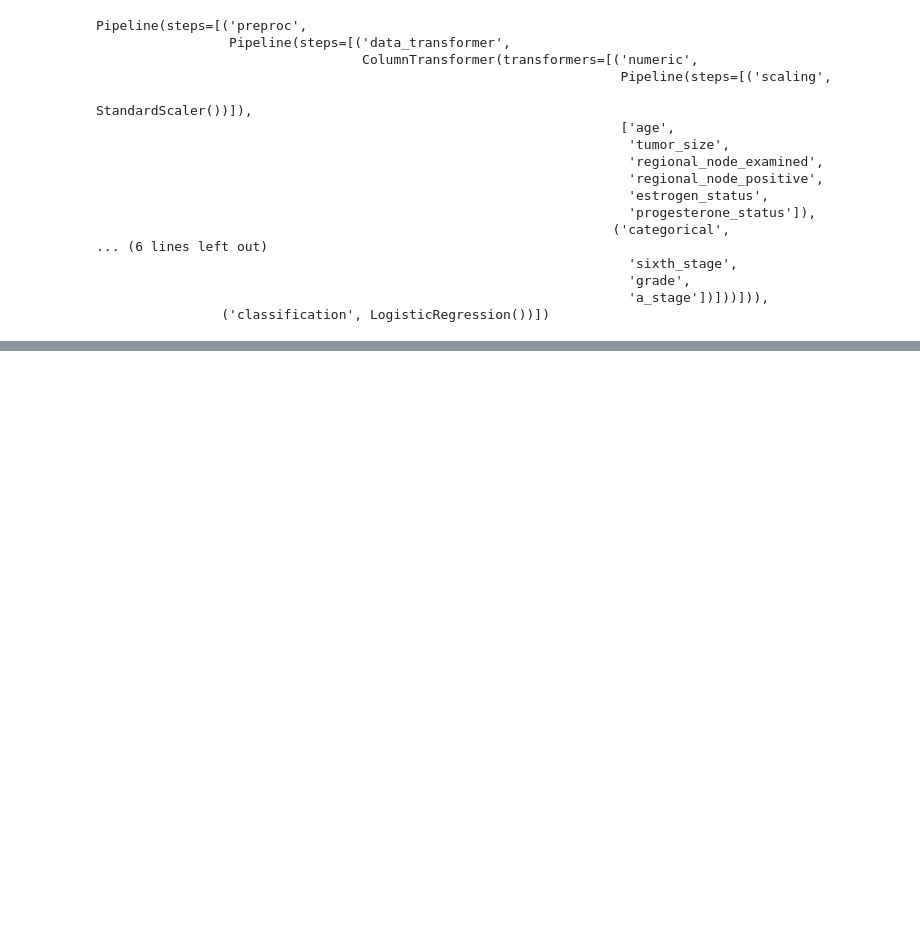
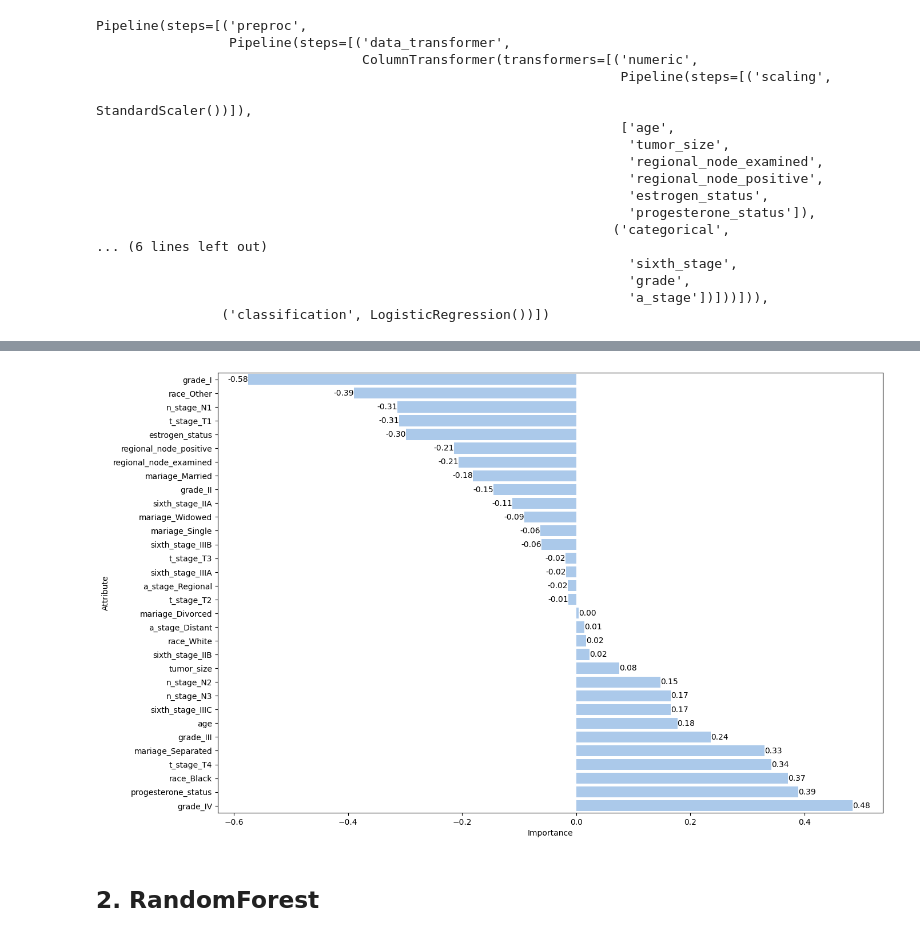
Before and after one commit to Lamantin12/data_science_projects, a Jupyter notebook: breast_cancer/breast_cancer_analysis.ipynb, the cells around one changed output, grey strips where cells are left out. Cells and saved outputs as stored; diff of their text form; code cells hidden in the pictures; blank space fills up the shorter version.

Commit message:
Started dome modeling explanation

```diff
--- a/breast_cancer/breast_cancer_analysis.ipynb
+++ b/breast_cancer/breast_cancer_analysis.ipynb
@@ -672,0 +607,18 @@ param_grid = {
+# %%
+feature_importance = pd.DataFrame(data={
+    'Attribute': pd.get_dummies(X_train).columns,
+    'Importance': model.named_steps.classification.coef_[0]
+})
+fig, ax = plt.subplots(1, 1, figsize=(15,10))
+sns.set_color_codes("pastel")
+ax = sns.barplot(feature_importance.sort_values(by='Importance'),
+            y='Attribute',
+            x='Importance',
+            color="b",
+           )
+ax.bar_label(ax.containers[-1], fmt='%.2f', label_type='edge')
+None
+# %% [output]
+[figure, added]
+# %% [markdown]
+## 2. RandomForest
```
Also changed, not shown: parts of 35 cells of this notebook.
